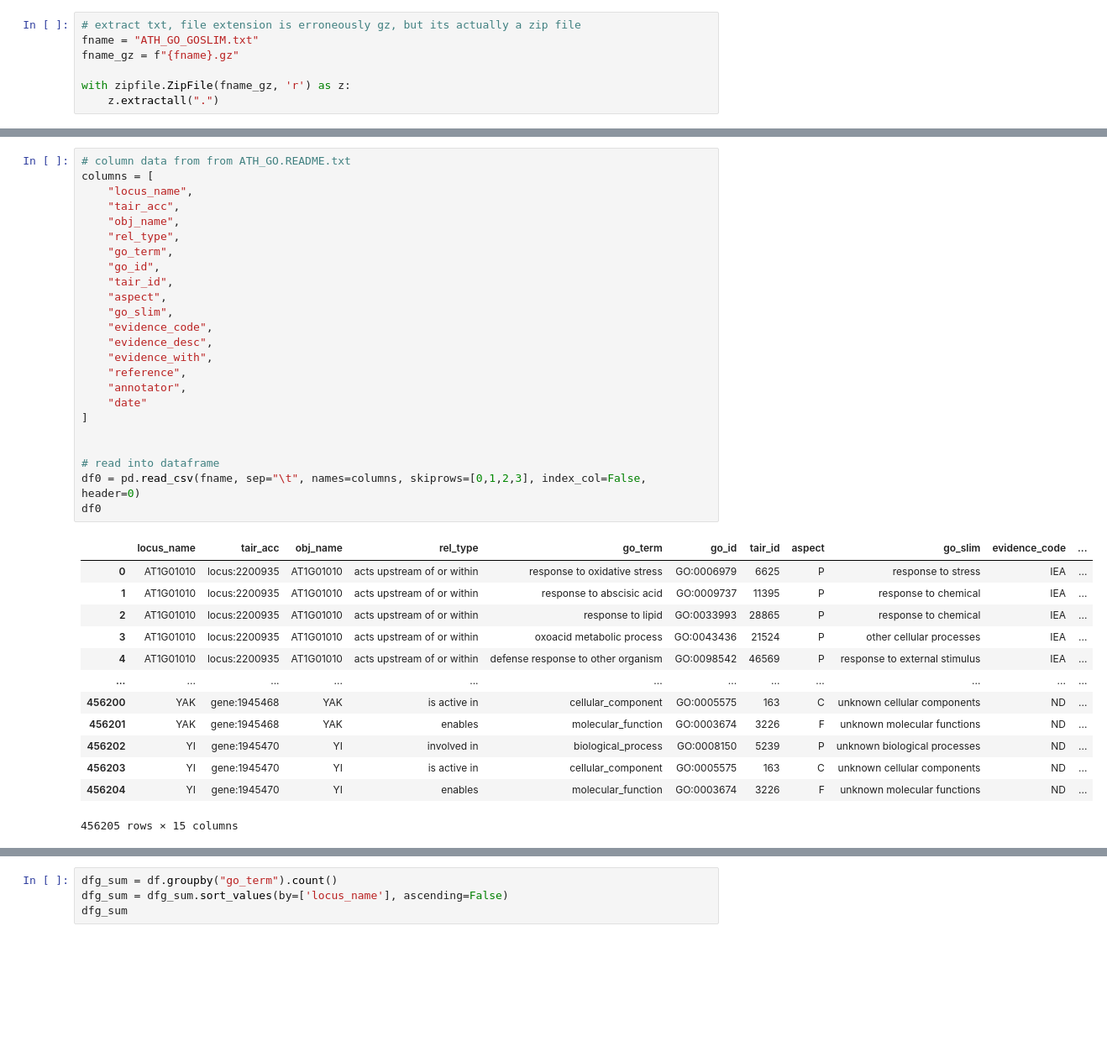
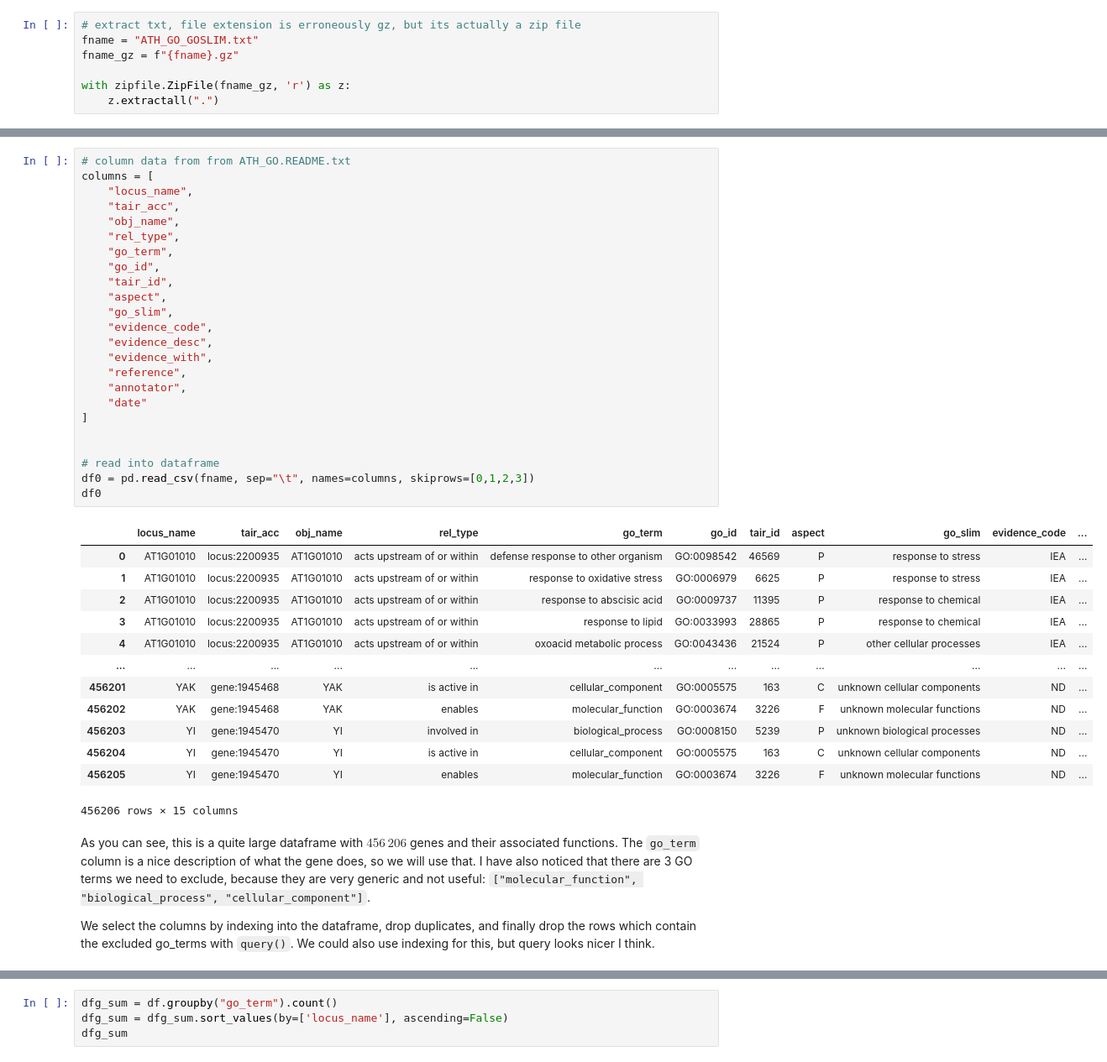
Before and after one commit to mlg556/arabidopsis, a Jupyter notebook: arabidopsis.ipynb, the cells around one changed output, grey strips where cells are left out. Shown: that part at 84% size. Cells and saved outputs as stored; diff of their text form; blank space fills up the shorter version.

```diff
--- a/arabidopsis.ipynb
+++ b/arabidopsis.ipynb
@@ -19,41 +30,45 @@ with zipfile.ZipFile(fname_gz, 'r') as z:
 # %%
 # column data from from ATH_GO.README.txt
 columns = [
     "locus_name",
     "tair_acc",
     "obj_name",
     "rel_type",
     "go_term",
     "go_id",
     "tair_id",
     "aspect",
     "go_slim",
     "evidence_code",
     "evidence_desc",
     "evidence_with",
     "reference",
     "annotator",
     "date"
 ]
 
 
 # read into dataframe
-df0 = pd.read_csv(fname, sep="\t", names=columns, skiprows=[0,1,2,3], index_col=False, header=0)
+df0 = pd.read_csv(fname, sep="\t", names=columns, skiprows=[0,1,2,3])
 df0
 # %% [output]
 |  | locus_name | tair_acc | obj_name | rel_type | go_term | go_id | tair_id | aspect | go_slim | evidence_code | ... |
-| 0 | AT1G01010 | locus:2200935 | AT1G01010 | acts upstream of or within | response to oxidative stress | GO:0006979 | 6625 | P | response to stress | IEA | ... |
-| 1 | AT1G01010 | locus:2200935 | AT1G01010 | acts upstream of or within | response to abscisic acid | GO:0009737 | 11395 | P | response to chemical | IEA | ... |
-| 2 | AT1G01010 | locus:2200935 | AT1G01010 | acts upstream of or within | response to lipid | GO:0033993 | 28865 | P | response to chemical | IEA | ... |
-| 3 | AT1G01010 | locus:2200935 | AT1G01010 | acts upstream of or within | oxoacid metabolic process | GO:0043436 | 21524 | P | other cellular processes | IEA | ... |
-| 4 | AT1G01010 | locus:2200935 | AT1G01010 | acts upstream of or within | defense response to other organism | GO:0098542 | 46569 | P | response to external stimulus | IEA | ... |
+| 0 | AT1G01010 | locus:2200935 | AT1G01010 | acts upstream of or within | defense response to other organism | GO:0098542 | 46569 | P | response to stress | IEA | ... |
+| 1 | AT1G01010 | locus:2200935 | AT1G01010 | acts upstream of or within | response to oxidative stress | GO:0006979 | 6625 | P | response to stress | IEA | ... |
+| 2 | AT1G01010 | locus:2200935 | AT1G01010 | acts upstream of or within | response to abscisic acid | GO:0009737 | 11395 | P | response to chemical | IEA | ... |
+| 3 | AT1G01010 | locus:2200935 | AT1G01010 | acts upstream of or within | response to lipid | GO:0033993 | 28865 | P | response to chemical | IEA | ... |
+| 4 | AT1G01010 | locus:2200935 | AT1G01010 | acts upstream of or within | oxoacid metabolic process | GO:0043436 | 21524 | P | other cellular processes | IEA | ... |
 | ... | ... | ... | ... | ... | ... | ... | ... | ... | ... | ... | ... |
-| 456200 | YAK | gene:1945468 | YAK | is active in | cellular_component | GO:0005575 | 163 | C | unknown cellular components | ND | ... |
-| 456201 | YAK | gene:1945468 | YAK | enables | molecular_function | GO:0003674 | 3226 | F | unknown molecular functions | ND | ... |
-| 456202 | YI | gene:1945470 | YI | involved in | biological_process | GO:0008150 | 5239 | P | unknown biological processes | ND | ... |
-| 456203 | YI | gene:1945470 | YI | is active in | cellular_component | GO:0005575 | 163 | C | unknown cellular components | ND | ... |
-| 456204 | YI | gene:1945470 | YI | enables | molecular_function | GO:0003674 | 3226 | F | unknown molecular functions | ND | ... |
+| 456201 | YAK | gene:1945468 | YAK | is active in | cellular_component | GO:0005575 | 163 | C | unknown cellular components | ND | ... |
+| 456202 | YAK | gene:1945468 | YAK | enables | molecular_function | GO:0003674 | 3226 | F | unknown molecular functions | ND | ... |
+| 456203 | YI | gene:1945470 | YI | involved in | biological_process | GO:0008150 | 5239 | P | unknown biological processes | ND | ... |
+| 456204 | YI | gene:1945470 | YI | is active in | cellular_component | GO:0005575 | 163 | C | unknown cellular components | ND | ... |
+| 456205 | YI | gene:1945470 | YI | enables | molecular_function | GO:0003674 | 3226 | F | unknown molecular functions | ND | ... |
-456205 rows × 15 columns
+456206 rows × 15 columns
+# %% [markdown]
+As you can see, this is a quite large dataframe with $456\,206$ genes and their associated functions. The `go_term` column is a nice description of what the gene does, so we will use that. I have also noticed that there are 3 GO terms we need to exclude, because they are very generic and not useful: `["molecular_function", "biological_process", "cellular_component"]`.
+
+We select the columns by indexing into the dataframe, drop duplicates, and finally drop the rows which contain the excluded go_terms with `query()`. We could also use indexing for this, but query looks nicer I think.
 # %%
 select_columns = ["locus_name", "go_term"]
 
```
Also changed, not shown: parts of 12 cells of this notebook, 2 other files.
